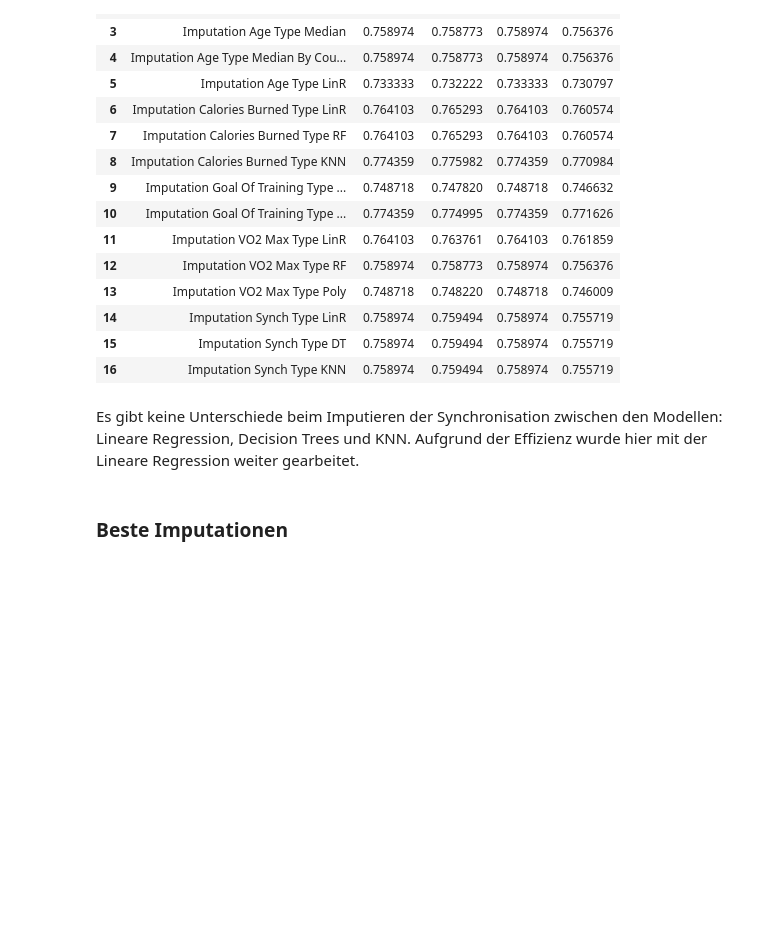
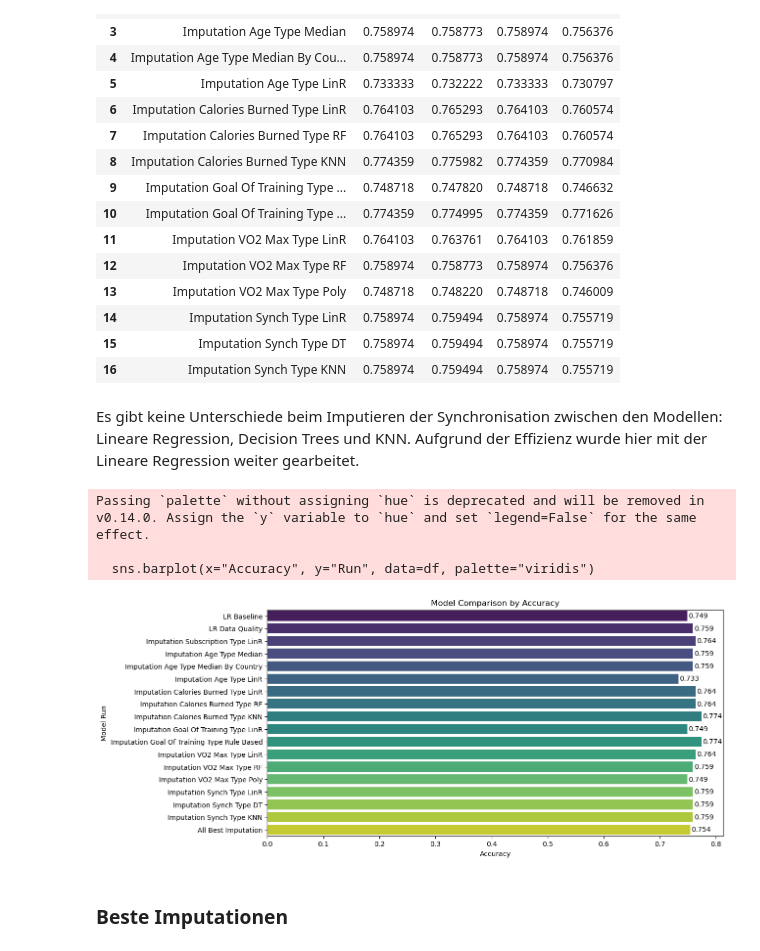
Before and after one commit to MarioKrupinski/Introduction-to-Data-Science-AI, a Jupyter notebook: notebooks/preparation.ipynb, the cells around one changed output. Cells and saved outputs as stored; diff of their text form; code cells hidden in the pictures; blank space fills up the shorter version.

```diff
--- a/notebooks/preparation.ipynb
+++ b/notebooks/preparation.ipynb
@@ -1485,6 +1485,24 @@ all_benchmarks
 | 16 | Imputation Synch Type KNN | 0.758974 | 0.759494 | 0.758974 | 0.755719 |
 # %% [markdown]
 Es gibt keine Unterschiede beim Imputieren der Synchronisation zwischen den Modellen: Lineare Regression, Decision Trees und KNN. Aufgrund der Effizienz wurde hier mit der Lineare Regression weiter gearbeitet.
+# %%
+
+plt.figure(figsize=(12, 6))
+sns.barplot(x="Accuracy", y="Run", data=all_benchmarks, palette="viridis")
+
+plt.xlabel("Accuracy")
+plt.ylabel("Model Run")
+plt.title("Model Comparison by Accuracy")
+
+for index, value in enumerate(df["Accuracy"]):
+    plt.text(value + 0.002, index, f"{value:.3f}", va='center')
+
+plt.show()
+# %% [output]
+Passing `palette` without assigning `hue` is deprecated and will be removed in v0.14.0. Assign the `y` variable to `hue` and set `legend=False` for the same effect.
+
+  sns.barplot(x="Accuracy", y="Run", data=df, palette="viridis")
+[figure, added]
 # %% [markdown]
 ### Beste Imputationen
 # %%
```
Also changed, not shown: parts of 1 cell of this notebook, 2 other files.
